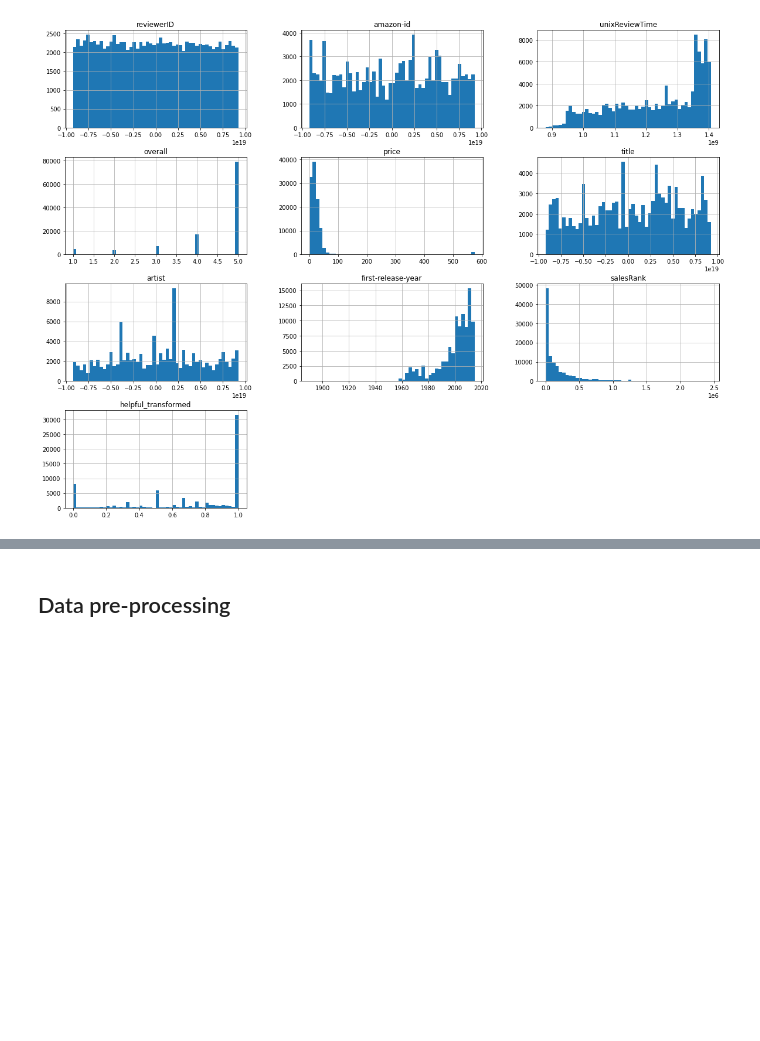
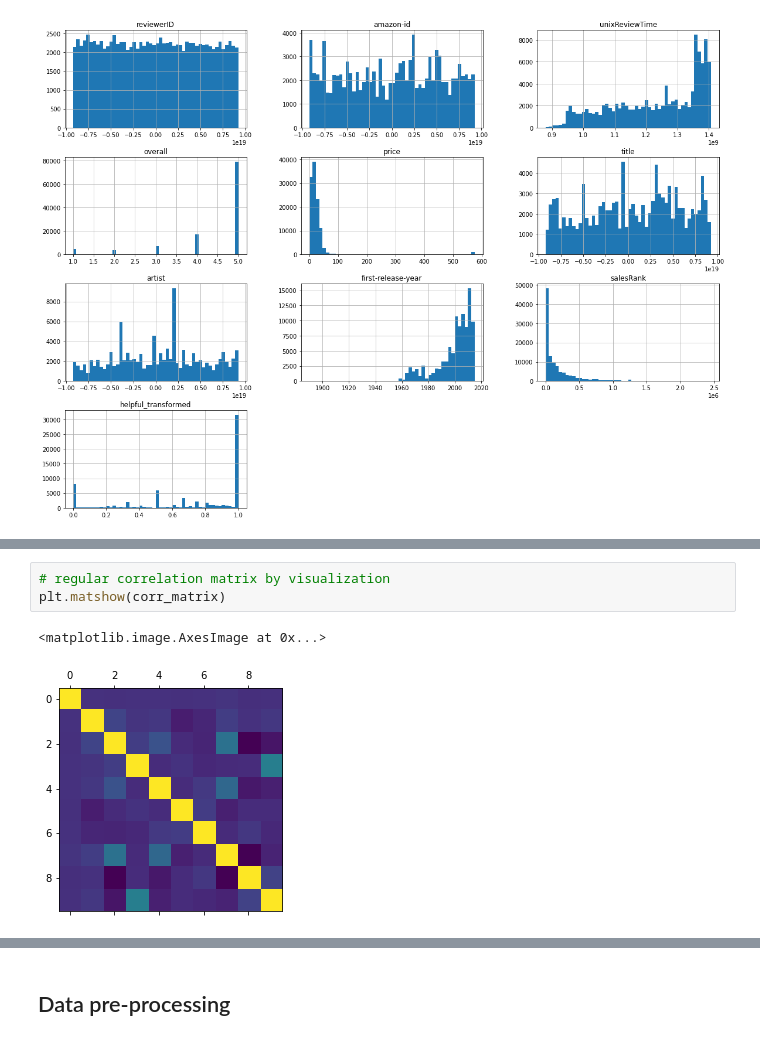
Before and after one commit to charliecarver/cosc247, a Jupyter notebook: testing/mingi/mingi.ipynb, the cells around one changed output, grey strips where cells are left out. Drawn from its saved outputs; the diff is of its cells as text; blank space fills up the shorter version.

```diff
--- a/testing/mingi/mingi.ipynb
+++ b/testing/mingi/mingi.ipynb
@@ -141,0 +145,6 @@ Name: overall, dtype: float64
+# %%
+# regular correlation matrix by visualization
+plt.matshow(corr_matrix)
+# %% [output]
+<matplotlib.image.AxesImage at 0x...>
+[figure, added]
```
Also changed, not shown: parts of 12 cells of this notebook.
